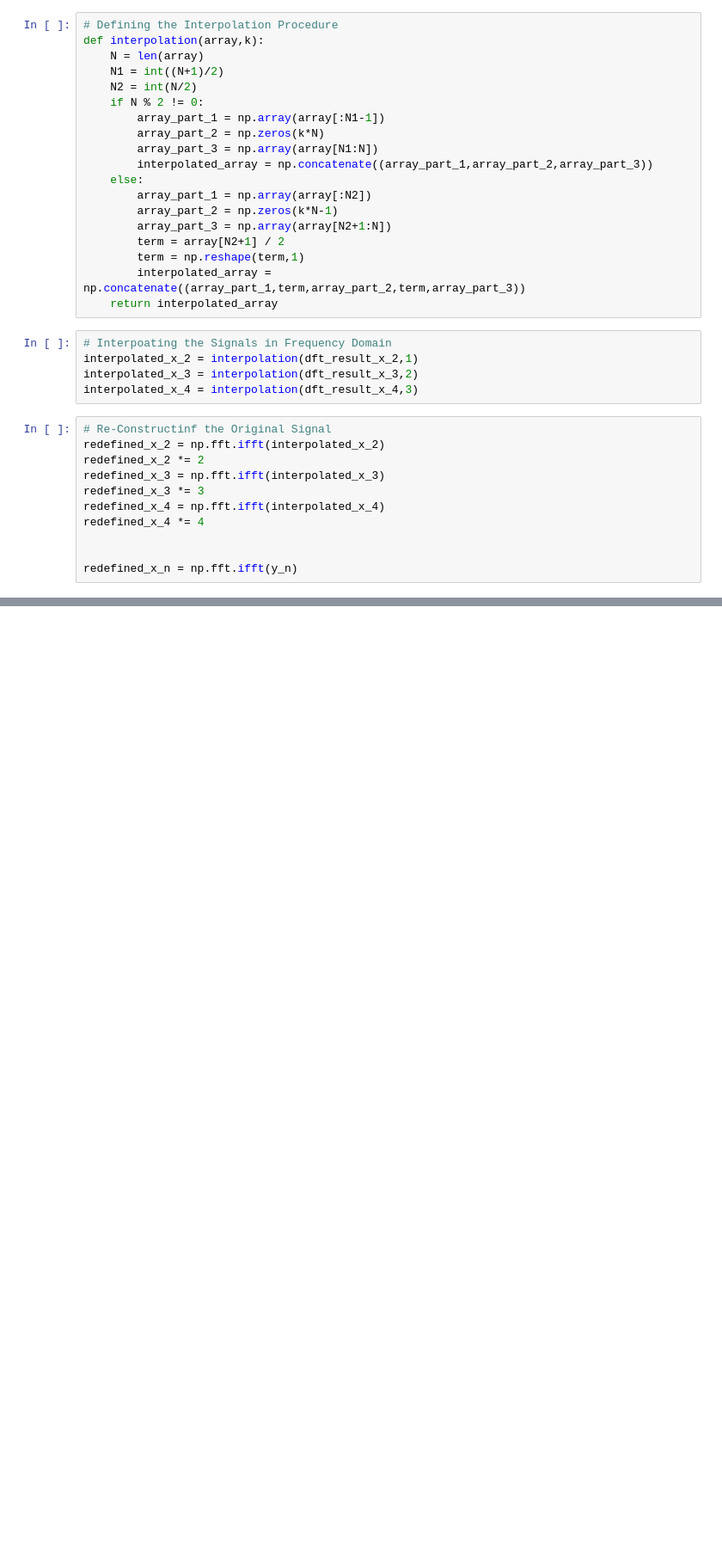
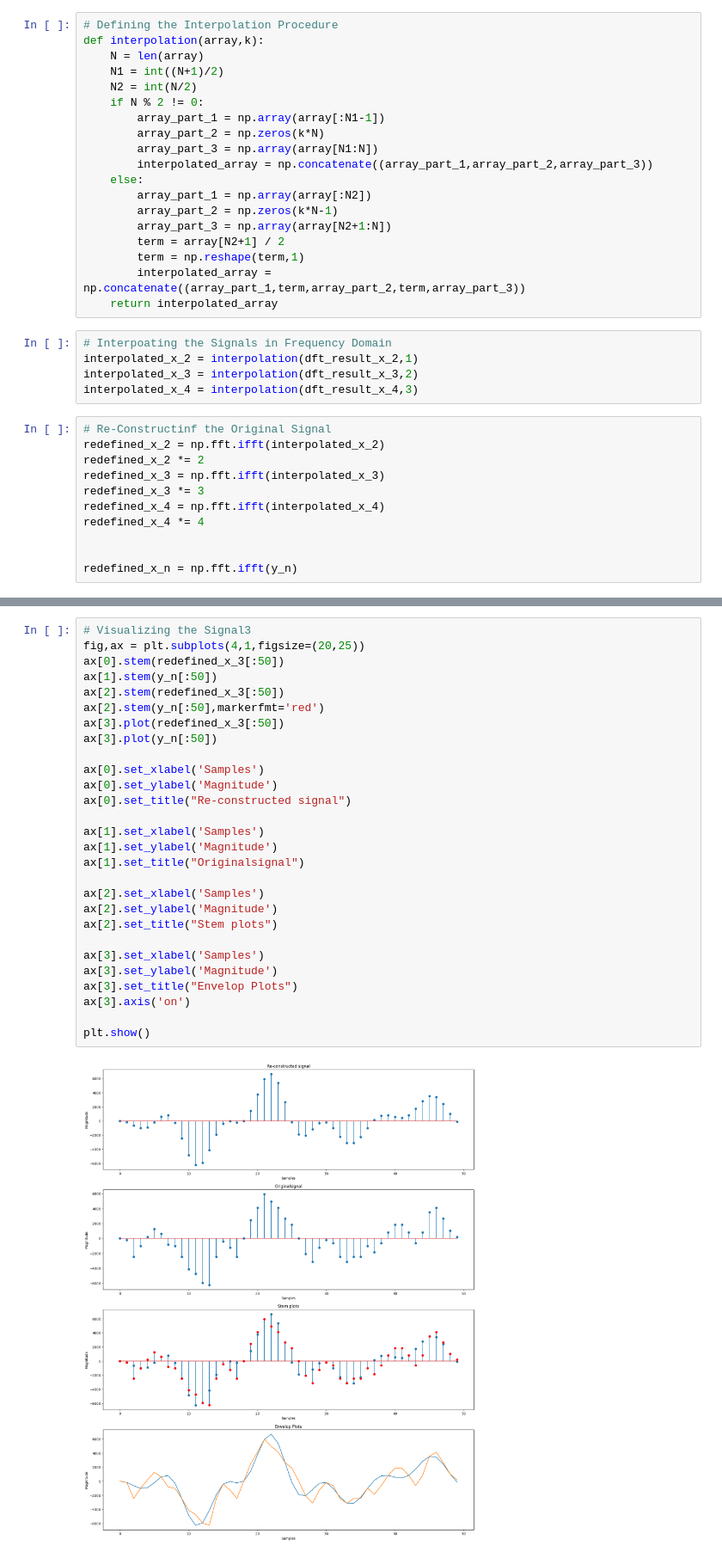
Before and after one commit to Vgr20/EN_3551_Assignment_01, a Jupyter notebook: Assignment.ipynb, the cells around one changed output, grey strips where cells are left out. Shown at 86% size. Drawn from its saved outputs; the diff is of its cells as text; blank space fills up the shorter version.

```diff
--- a/Assignment.ipynb
+++ b/Assignment.ipynb
@@ -243,0 +241,30 @@ plt.show()
+# %%
+# Visualizing the Signal3
+fig,ax = plt.subplots(4,1,figsize=(20,25))
+ax[0].stem(redefined_x_3[:50])
+ax[1].stem(y_n[:50])
+ax[2].stem(redefined_x_3[:50])
+ax[2].stem(y_n[:50],markerfmt='red')
+ax[3].plot(redefined_x_3[:50])
+ax[3].plot(y_n[:50])
+
+ax[0].set_xlabel('Samples')
+ax[0].set_ylabel('Magnitude')
+ax[0].set_title("Re-constructed signal")
+
+ax[1].set_xlabel('Samples')
+ax[1].set_ylabel('Magnitude')
+ax[1].set_title("Originalsignal")
+
+ax[2].set_xlabel('Samples')
+ax[2].set_ylabel('Magnitude')
+ax[2].set_title("Stem plots")
+
+ax[3].set_xlabel('Samples')
+ax[3].set_ylabel('Magnitude')
+ax[3].set_title("Envelop Plots")
+ax[3].axis('on')
+
+plt.show()
+# %% [output]
+[figure, added]
```
Also changed, not shown: parts of 7 cells of this notebook.
